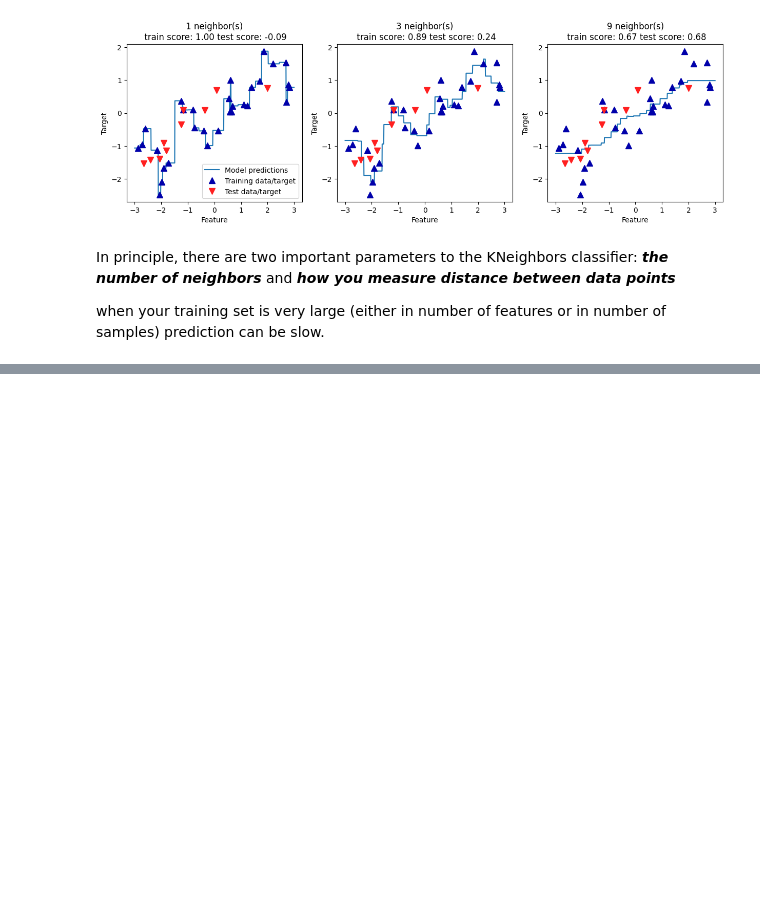
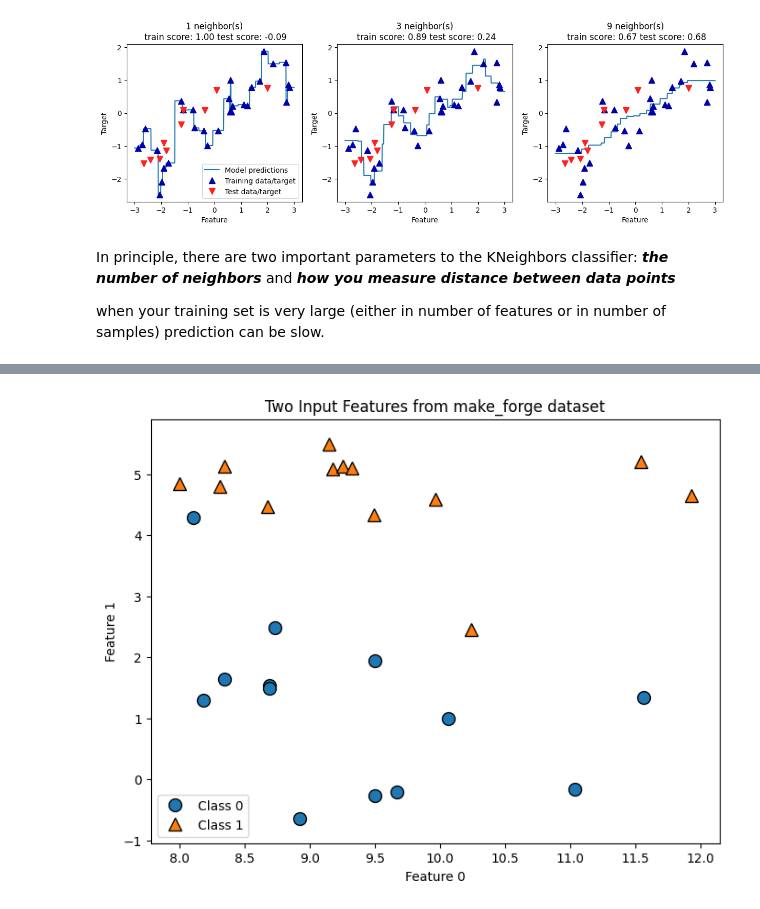
Before and after one commit to mayura-andrew/ml-experiments, a Jupyter notebook: supervised_learning.ipynb, the cells around one changed output, grey strips where cells are left out. Drawn from its saved outputs; the diff is of its cells as text; code cells hidden in the pictures; blank space fills up the shorter version.

```diff
--- a/supervised_learning.ipynb
+++ b/supervised_learning.ipynb
@@ -195,0 +221,17 @@ Additionally, predicting on sparse data can be slow, especially if the dataset i
+# %%
+import matplotlib.pyplot as plt
+import mglearn
+
+# Assuming X and y are already loaded from mglearn.datasets.make_forge()
+# If not, uncomment the line below:
+X, y = mglearn.datasets.make_forge()
+
+plt.figure(figsize=(8, 6))
+mglearn.discrete_scatter(X[:, 0], X[:, 1], y)
+plt.xlabel("Feature 0")
+plt.ylabel("Feature 1")
+plt.title("Two Input Features from make_forge dataset")
+plt.legend(["Class 0", "Class 1"], loc="best")
+plt.show()
+# %% [output]
+[figure, added]
```
Also changed, not shown: parts of 28 cells of this notebook.
